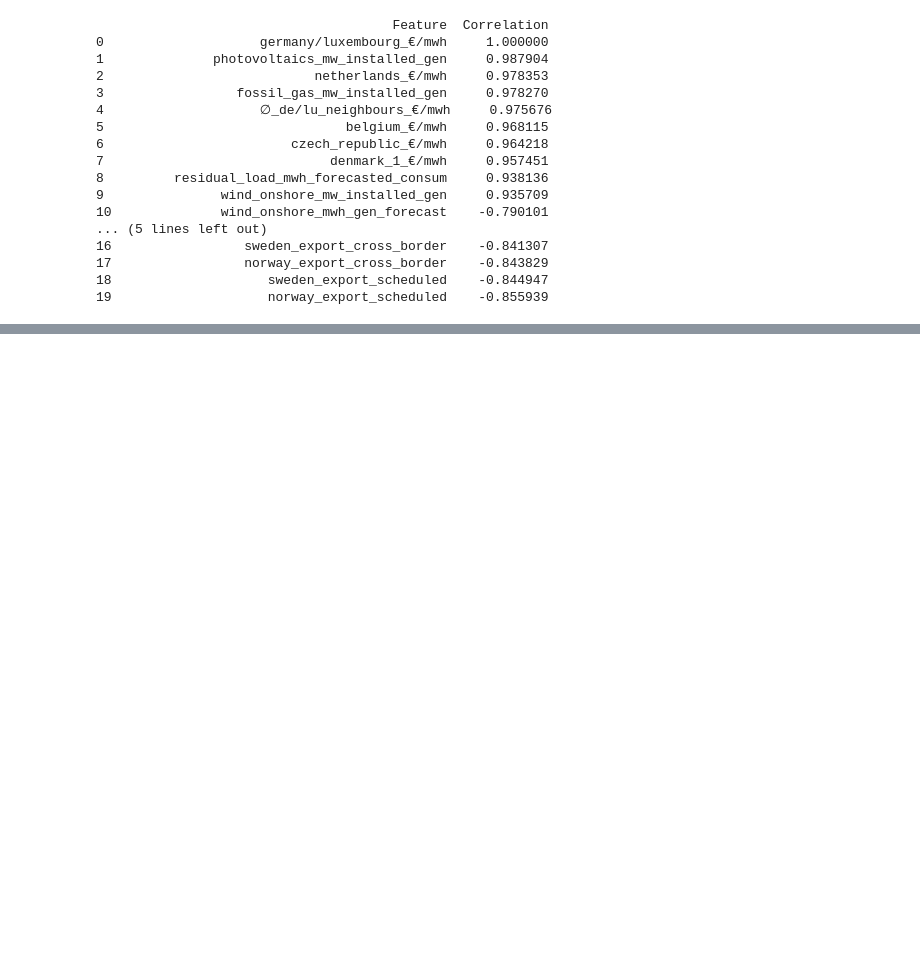
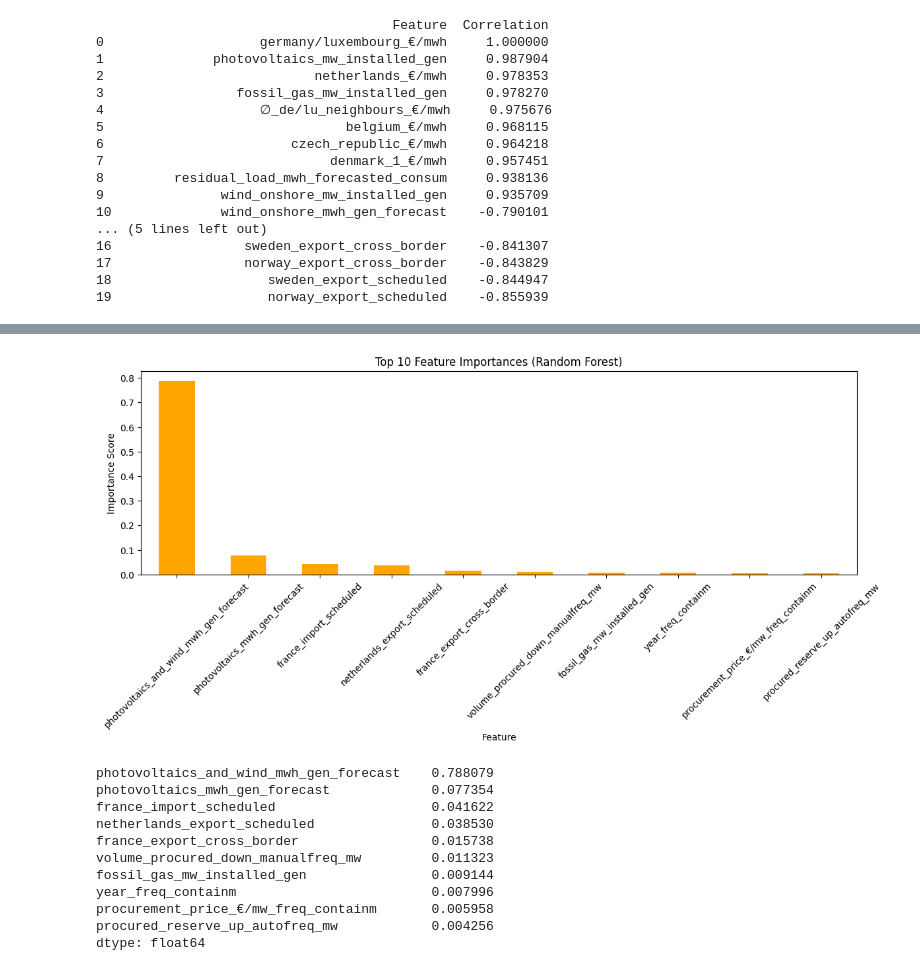
Before and after one commit to okpoEkpenyong/powercast_modeling_germany_regions, a Jupyter notebook: notebooks/03_model.ipynb, the cells around one changed output, grey strips where cells are left out. Saved outputs shown, nothing was run; the diff lists cells and outputs as text; code cells hidden in the pictures; blank space fills up the shorter version.

```diff
--- a/notebooks/03_model.ipynb
+++ b/notebooks/03_model.ipynb
@@ -927,0 +755,32 @@ shap.summary_plot(shap_values, X_testt.iloc[:5])
+# %%
+# df_selected = df_optimized_merged[best_features + target_col]
+df_selected = df_optimized_merged[best_features + [target_col]]
+
+# Preprocess data
+X_train, X_test, y_train, y_test, df_scaled = preprocess_data(df_selected, target_col,)
+
+# Train Random Forest model
+rf_model, y_pred_rf = train_model(X_train, y_train, X_test, model_type='rf', n_estimators=10)
+
+# Train Linear Regression model
+lr_model, y_pred_lr = train_model(X_train, y_train, X_test, model_type='lr')
+
+print("Model Training Completed!")
+
+
+
+
+# ---- EXECUTION ----
+metrics = evaluate_model(y_test, y_pred_rf, y_pred_lr, rf_model, X_train.columns, df_scaled, target_col)
+
+# Print metrics
+print("\nEvaluation Metrics After Refinement:")
+for key, value in metrics.items():
+    if isinstance(value, (int, float)):  # Print only scalar values
+        print(f"{key}: {value:.6f}")
+
+print("\nTop 10 Feature Importances After Refinement:")
+print(metrics["Top_Features"])
+
+print("\nTop 15 Correlated Features with Target Price After Refinement:")
+print(metrics["Top_Correlated_Features"])
@@ -927,0 +805,23 @@ shap.summary_plot(shap_values, X_testt.iloc[:5])
+# %%
+plt.figure(figsize=(14,4))
+metrics['Top_Features'].plot(kind="bar", color="orange")
+plt.title("Top 10 Feature Importances (Random Forest)")
+plt.ylabel("Importance Score")
+plt.xlabel("Feature")
+plt.xticks(rotation=45)
+plt.show()
+
+metrics['Top_Features']
+# %% [output]
+[figure, added]
+photovoltaics_and_wind_mwh_gen_forecast    0.788079
+photovoltaics_mwh_gen_forecast             0.077354
+france_import_scheduled                    0.041622
+netherlands_export_scheduled               0.038530
+france_export_cross_border                 0.015738
+volume_procured_down_manualfreq_mw         0.011323
+fossil_gas_mw_installed_gen                0.009144
+year_freq_containm                         0.007996
+procurement_price_€/mw_freq_containm       0.005958
+procured_reserve_up_autofreq_mw            0.004256
+dtype: float64
```
Also changed, not shown: parts of 104 cells of this notebook.
